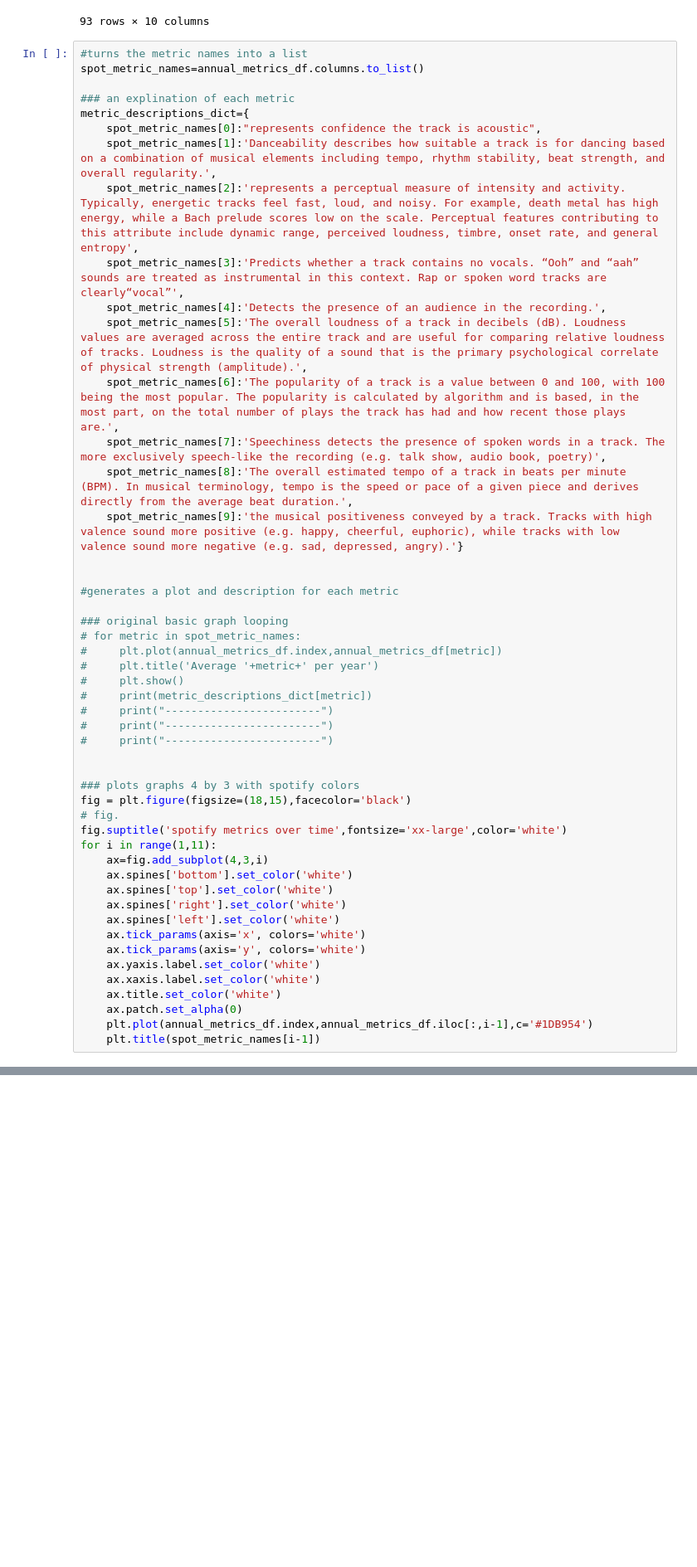
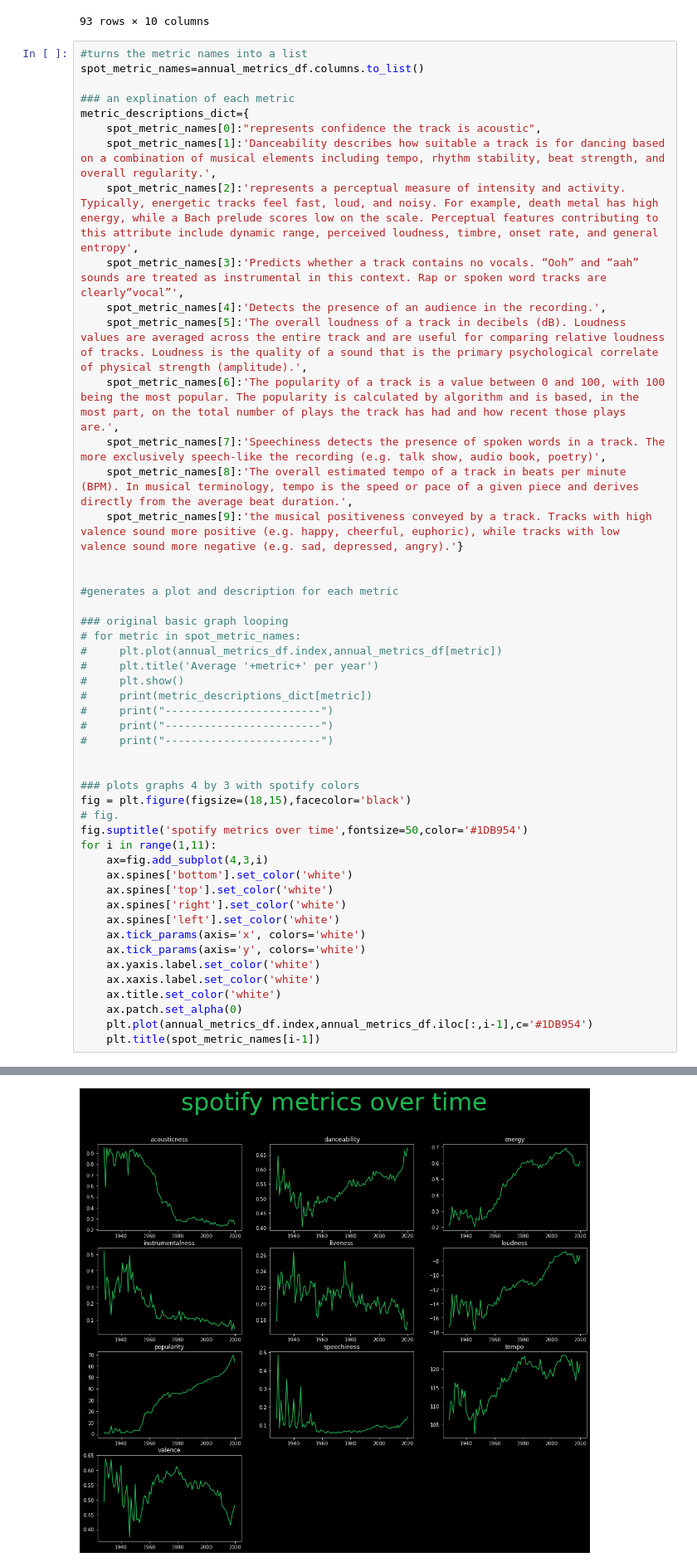
Before and after one commit to JoeKell/SpotifySongAnalysisProject, a Jupyter notebook: metrics_over_time.ipynb, the cells around one changed output, grey strips where cells are left out. Shown: that part at 83% size. Saved outputs shown, nothing was run; the diff lists cells and outputs as text; blank space fills up the shorter version.

```diff
--- a/metrics_over_time.ipynb
+++ b/metrics_over_time.ipynb
@@ -125,7 +131,7 @@ metric_descriptions_dict={
 ### plots graphs 4 by 3 with spotify colors
 fig = plt.figure(figsize=(18,15),facecolor='black')
 # fig.
-fig.suptitle('spotify metrics over time',fontsize='xx-large',color='white')
+fig.suptitle('spotify metrics over time',fontsize=50,color='#1DB954')
 for i in range(1,11):
     ax=fig.add_subplot(4,3,i)
     ax.spines['bottom'].set_color('white')
@@ -145,3 +150,4 @@ NameError: name 'annual_metrics_df' is not defined
+[figure, added]
 # %%
 ## songs that are unique, popular, and stand out among other songs in a year
 ## conceptually, in this cell I want to look for popular songs in each year that broke the norm in regards the spotify metrics.
```
Also changed, not shown: parts of 3 cells of this notebook.
